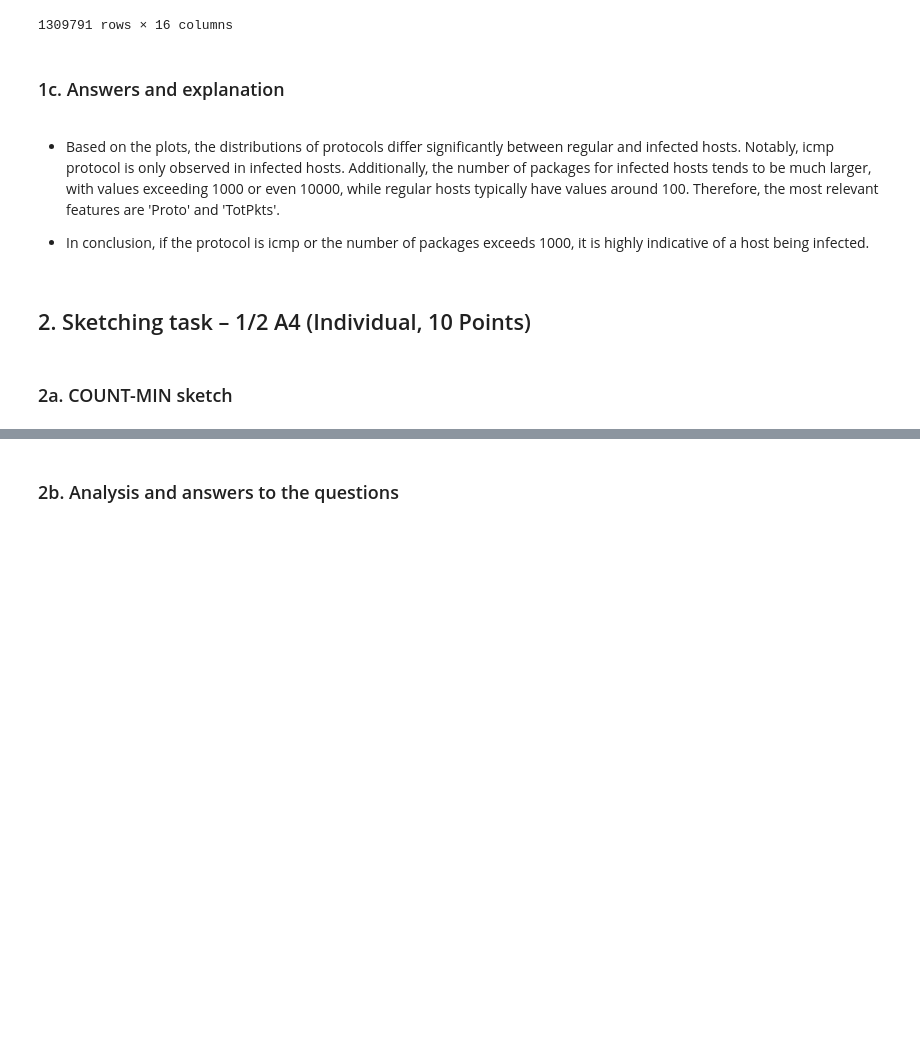
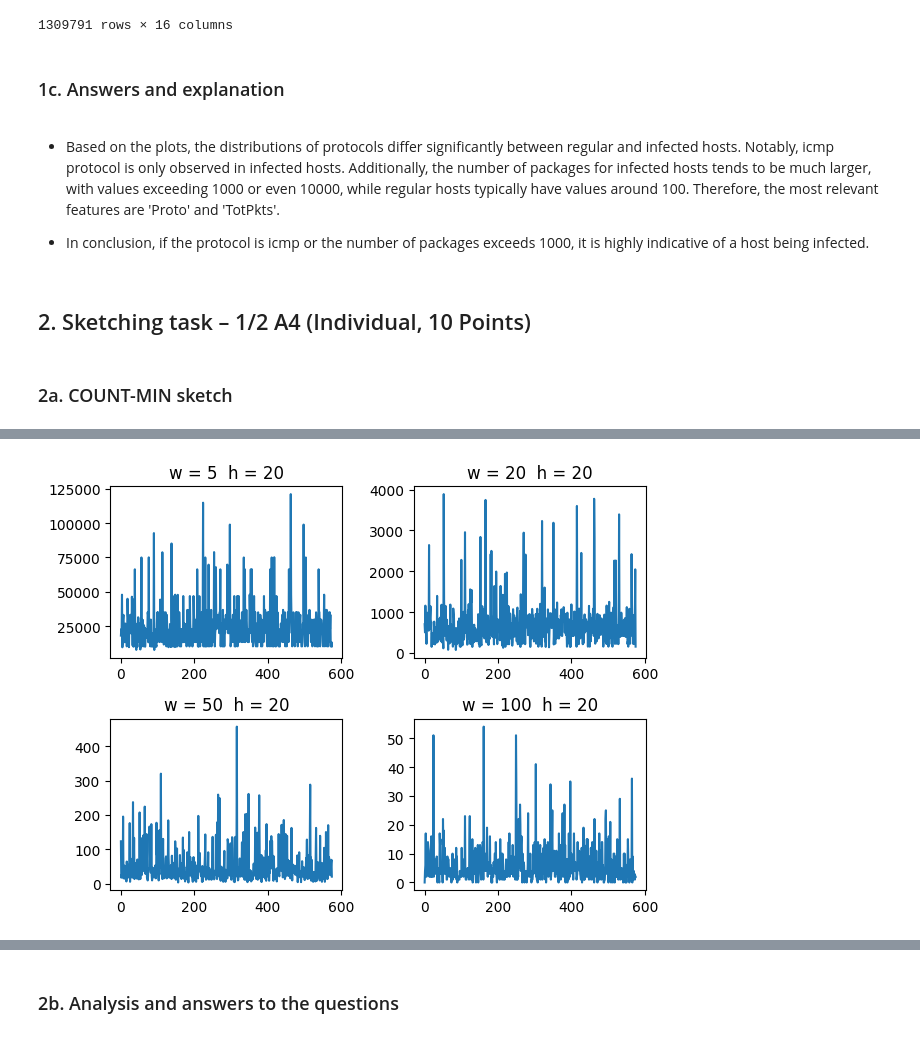
Before and after one commit to BigLob/CDA, a Jupyter notebook: Lab3.ipynb, the cells around one changed output, grey strips where cells are left out. Drawn from its saved outputs; the diff is of its cells as text; code cells hidden in the pictures; blank space fills up the shorter version.

```diff
--- a/Lab3.ipynb
+++ b/Lab3.ipynb
@@ -232,0 +238,20 @@ discretized_df
+# %%
+%%time
+
+# regular frequency estimation
+frequency_count = dict()
+for item in three_gram:
+    frequency_count[str(item)] = frequency_count.get(str(item), 0)+1
+
+# Get indices of top 10 values
+frequency_list = list(frequency_count.values())
+indices = np.argsort(frequency_list)[::-1]
+indices = indices[:10]
+top_values = [frequency_list[i] for i in indices]
+
+print("top 10 frequent 3grams and their indices: ")
+for i, value in zip(indices, top_values):
+    print(f"Index: {i}, Value: {value}")
+
+frequency_count_size =  len(frequency_count) * np.array(list(frequency_count.values())).itemsize + len(frequency_count) * np.array(list(frequency_count.keys())).itemsize
+print("\n the size of dict storing the counts is {} bytes \n".format(frequency_count_size))
@@ -232,0 +275,72 @@ discretized_df
+# %%
+# Different combinations of widths and heights
+
+import matplotlib.pyplot as plt
+import time
+
+widths = [5, 20, 50, 100]
+heights = [5, 20, 50, 100]
+
+print("height = 20, width changes:")
+fig, axes = plt.subplots(2, 2)
+for i, ax in enumerate(axes.flat):
+#     track time
+    start_time = time.time()
+    sketch_results, matrix_size = count_min_sketch(three_gram, 20, widths[i])
+    end_time = time.time()
+    execution_time = end_time - start_time
+    print(f"Execution time: {execution_time} seconds for w = {widths[i]} and h = 20")
+
+#     plot the distributions for difference between results and real counts
+    ax.plot(range(len(sketch_results)), np.array(sketch_results) - np.array(list(frequency_count.values())))
+    ax.set_title(f"w = {widths[i]}  h = 20")
+
+    # Get indices of top 10 values
+    indices = np.argsort(frequency_list)[::-1]
+    indices = indices[:10]
+    top_values = [sketch_results[j] for j in indices]
+
+    # Print top values and their indices
+    for j, value in zip(indices, top_values):
+        print(f"Index: {j}, Value: {value}")
+
+    print("the size of matrix is {} bytes".format(matrix_size))
+
+# Adjust spacing between subplots
+plt.tight_layout()
+
+# Show the figure
+plt.show()
+
+
+print("height changes, width = 20: ")
+fig, axes = plt.subplots(2, 2)
+for i, ax in enumerate(axes.flat):
+#     track time
+    start_time = time.time()
+    sketch_results,matrix_size = count_min_sketch(three_gram, heights[i], 20)
+    end_time = time.time()
+    execution_time = end_time - start_time
+    print(f"Execution time: {execution_time} seconds for w = 20 and h = {heights[i]}")
+
+#     plot the distributions for difference between results and real counts
+    ax.plot(range(len(sketch_results)), np.array(sketch_results) - np.array(list(frequency_count.values())))
+    ax.set_title(f"w = 20  h = {heights[i]}")
+
+    # Get indices of top 10 values
+    indices = np.argsort(frequency_list)[::-1]
+    indices = indices[:10]
+    top_values = [sketch_results[j] for j in indices]
+
+    # Print top values and their indices
+    for j, value in zip(indices, top_values):
+        print(f"Index: {j}, Value: {value}")
+
+    print("the size of matrix is {} bytes".format(matrix_size))
+
+# Adjust spacing between subplots
+plt.tight_layout()
+
+# Show the figure
+plt.show()
+# %% [output]
@@ -232,0 +364 @@ discretized_df
+[figure, added]
```
Also changed, not shown: parts of 12 cells of this notebook.
